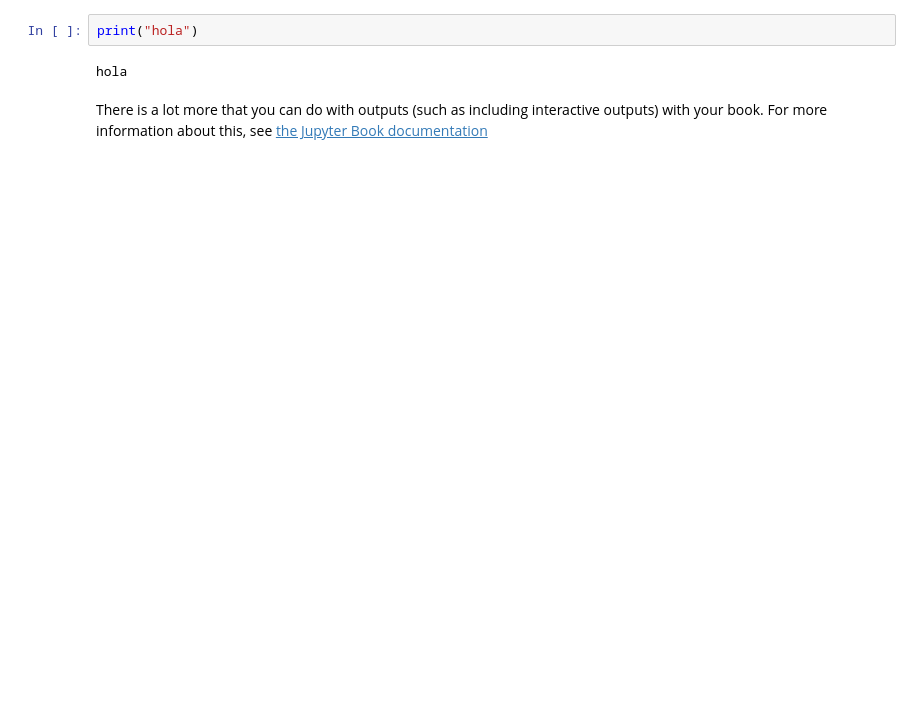
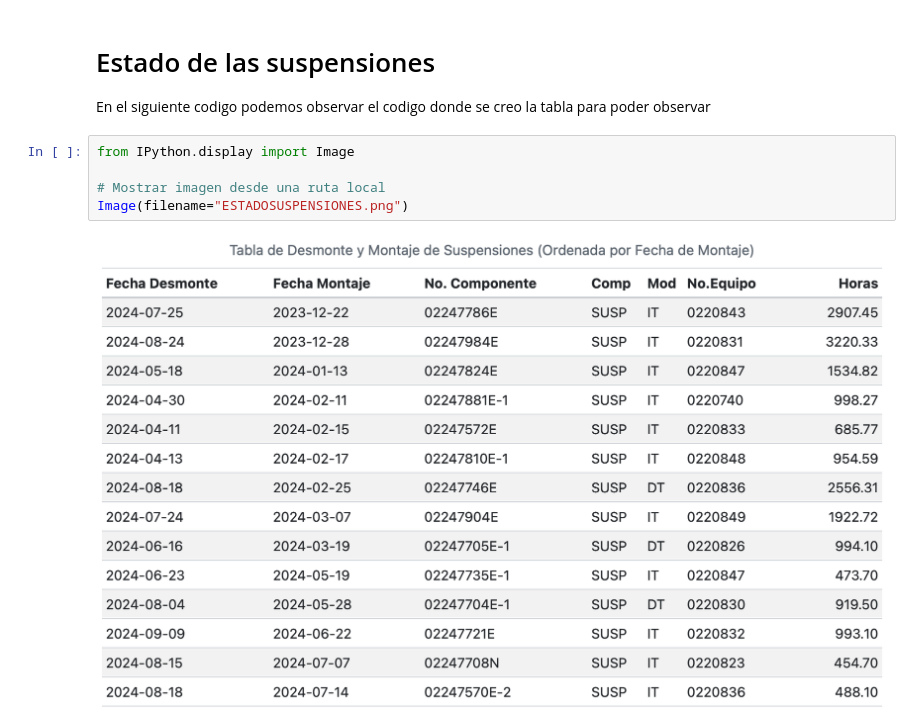
Before and after one commit to Iaibanez/jbook_ml202510, a Jupyter notebook: _sources/notebooks.ipynb, the cells around one changed output. Drawn from its saved outputs; the diff is of its cells as text; blank space fills up the shorter version.

Commit message:
Update documentation

```diff
--- a/_sources/notebooks.ipynb
+++ b/_sources/notebooks.ipynb
@@ -98,7 +1,11 @@ print(tabulate(data_ordenada, headers='keys', tablefmt='grid'))
-# %%
-print("hola")
-# %% [output]
-hola
-# %% [markdown]
-There is a lot more that you can do with outputs (such as including interactive outputs)
-with your book. For more information about this, see [the Jupyter Book documentation](https://jupyterbook.org)
+# %% [markdown]
+# Estado de las suspensiones
+
+En el siguiente codigo podemos observar el codigo donde se creo la tabla para poder observar
+# %%
+from IPython.display import Image
+
+# Mostrar imagen desde una ruta local
+Image(filename="ESTADOSUSPENSIONES.png")
+# %% [output]
+[figure, added]
```
Also changed, not shown: parts of 3 cells of this notebook, 7 other files.
